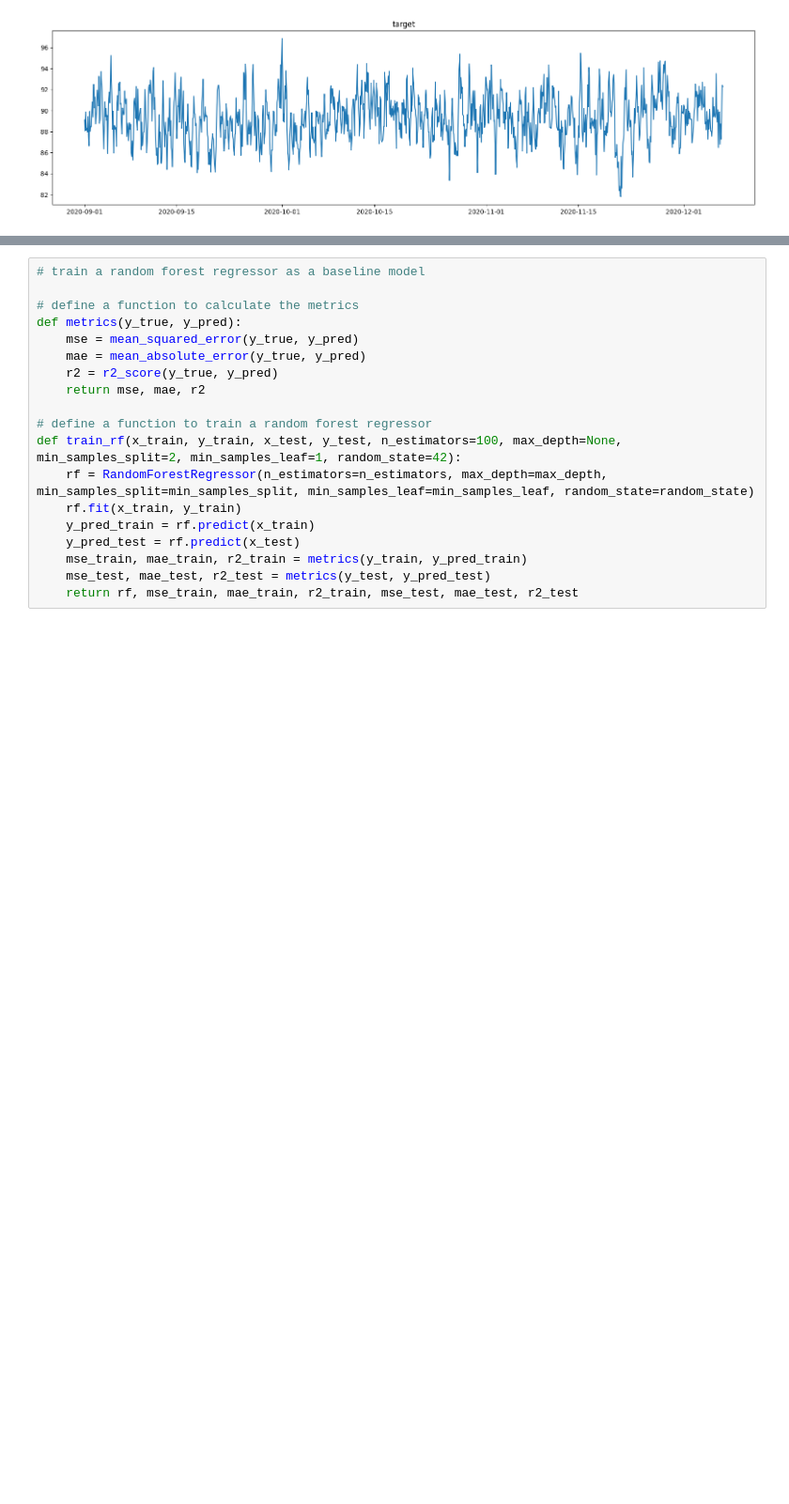
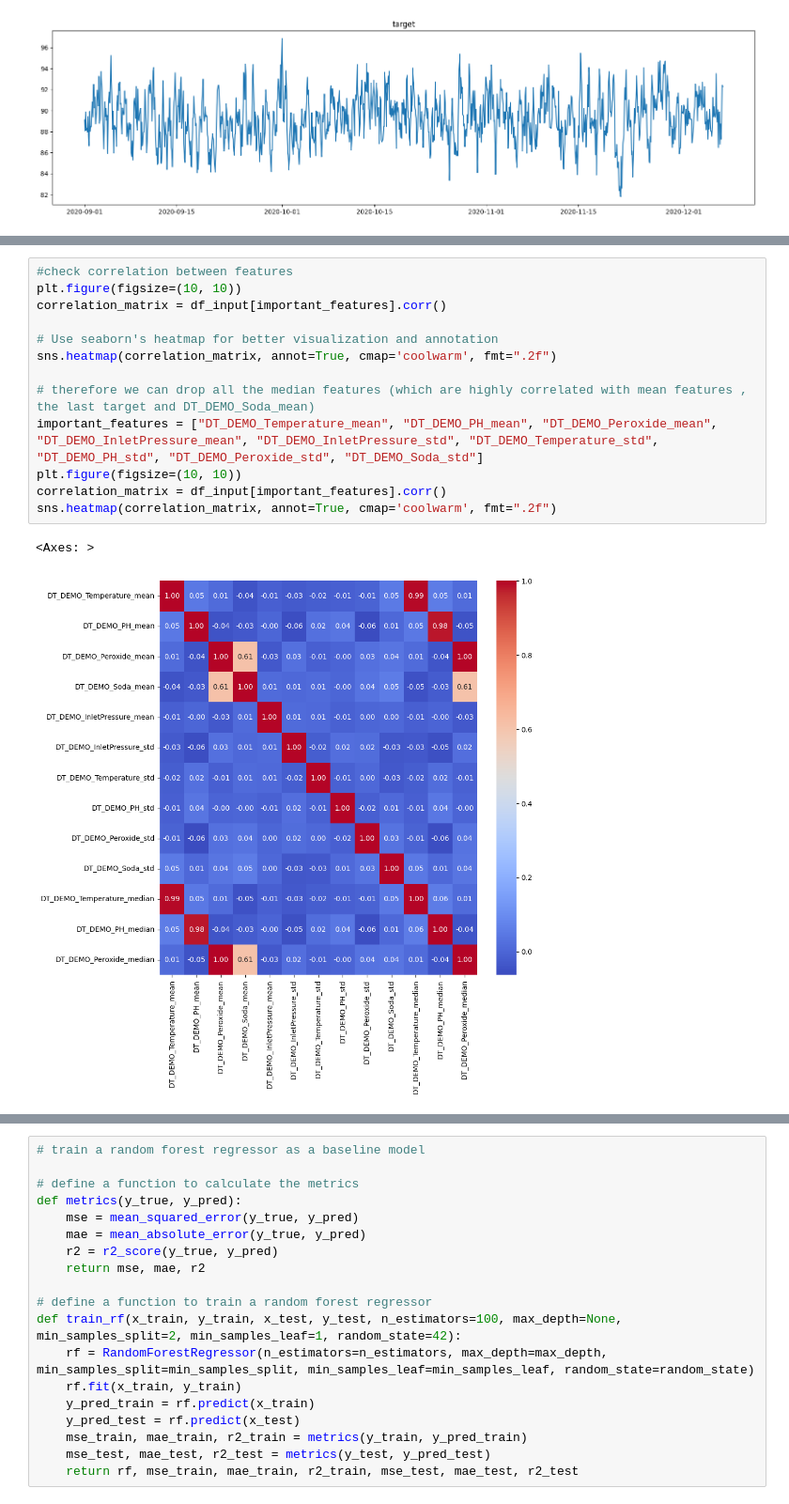
Before and after one commit to qiunimate/bleaching, a Jupyter notebook: main.ipynb, the cells around one changed output, grey strips where cells are left out. Shown at 94% size. Drawn from its saved outputs; the diff is of its cells as text; blank space fills up the shorter version.

```diff
--- a/main.ipynb
+++ b/main.ipynb
@@ -155,0 +198,16 @@ draw_time_series_plot(df_input, 'target')
+# %%
+#check correlation between features
+plt.figure(figsize=(10, 10))
+correlation_matrix = df_input[important_features].corr()
+
+# Use seaborn's heatmap for better visualization and annotation
+sns.heatmap(correlation_matrix, annot=True, cmap='coolwarm', fmt=".2f")
+
+# therefore we can drop all the median features (which are highly correlated with mean features , the last target and DT_DEMO_Soda_mean)
+important_features = ["DT_DEMO_Temperature_mean", "DT_DEMO_PH_mean", "DT_DEMO_Peroxide_mean", "DT_DEMO_InletPressure_mean", "DT_DEMO_InletPressure_std", "DT_DEMO_Temperature_std", "DT_DEMO_PH_std", "DT_DEMO_Peroxide_std", "DT_DEMO_Soda_std"]
+plt.figure(figsize=(10, 10))
+correlation_matrix = df_input[important_features].corr()
+sns.heatmap(correlation_matrix, annot=True, cmap='coolwarm', fmt=".2f")
+# %% [output]
+<Axes: >
+[figure, added]
```
Also changed, not shown: parts of 20 cells of this notebook, 1 other file.
